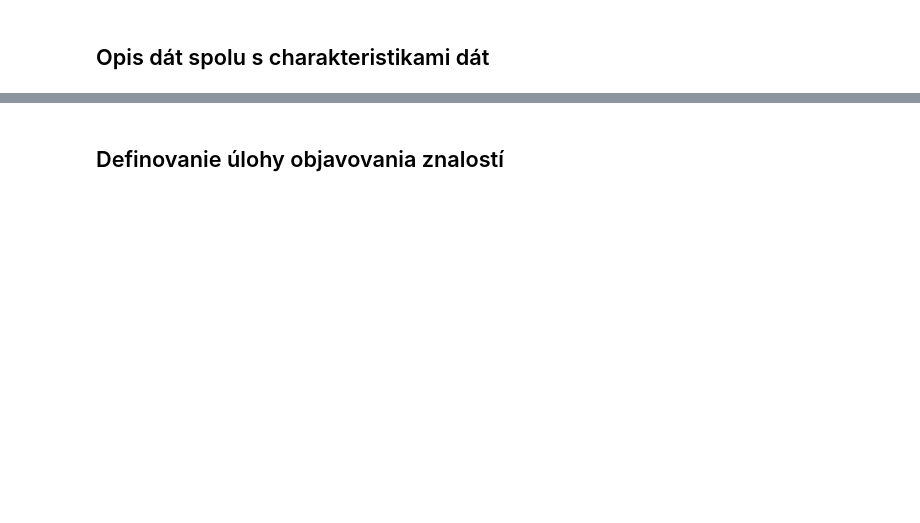
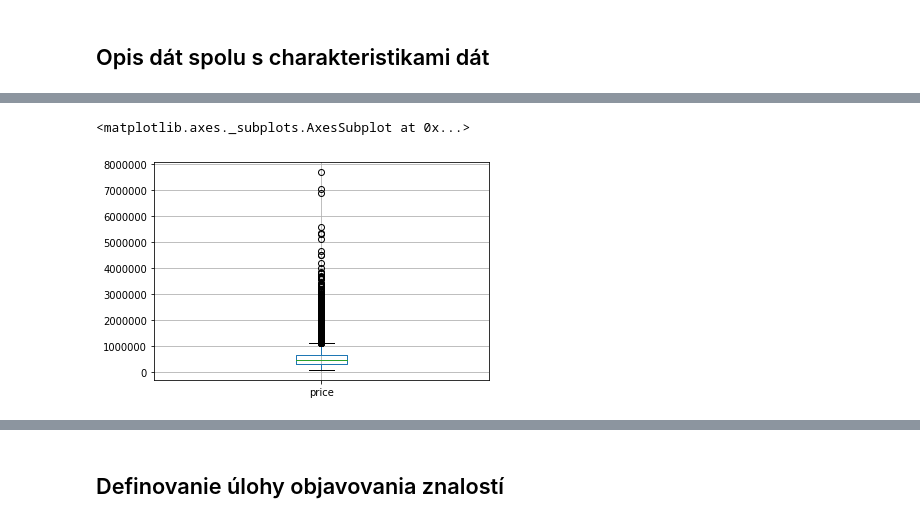
Before and after one commit to mirec3009/oznal_project, a Jupyter notebook: Explorativna_analyza.ipynb, the cells around one changed output, grey strips where cells are left out. Saved outputs shown, nothing was run; the diff lists cells and outputs as text; code cells hidden in the pictures; blank space fills up the shorter version.

```diff
--- a/Explorativna_analyza.ipynb
+++ b/Explorativna_analyza.ipynb
@@ -54,0 +258,5 @@ df_h.describe()
+# %%
+df.boxplot(column="price")
+# %% [output]
+<matplotlib.axes._subplots.AxesSubplot at 0x...>
+[figure, added]
```
Also changed, not shown: parts of 40 cells of this notebook.
